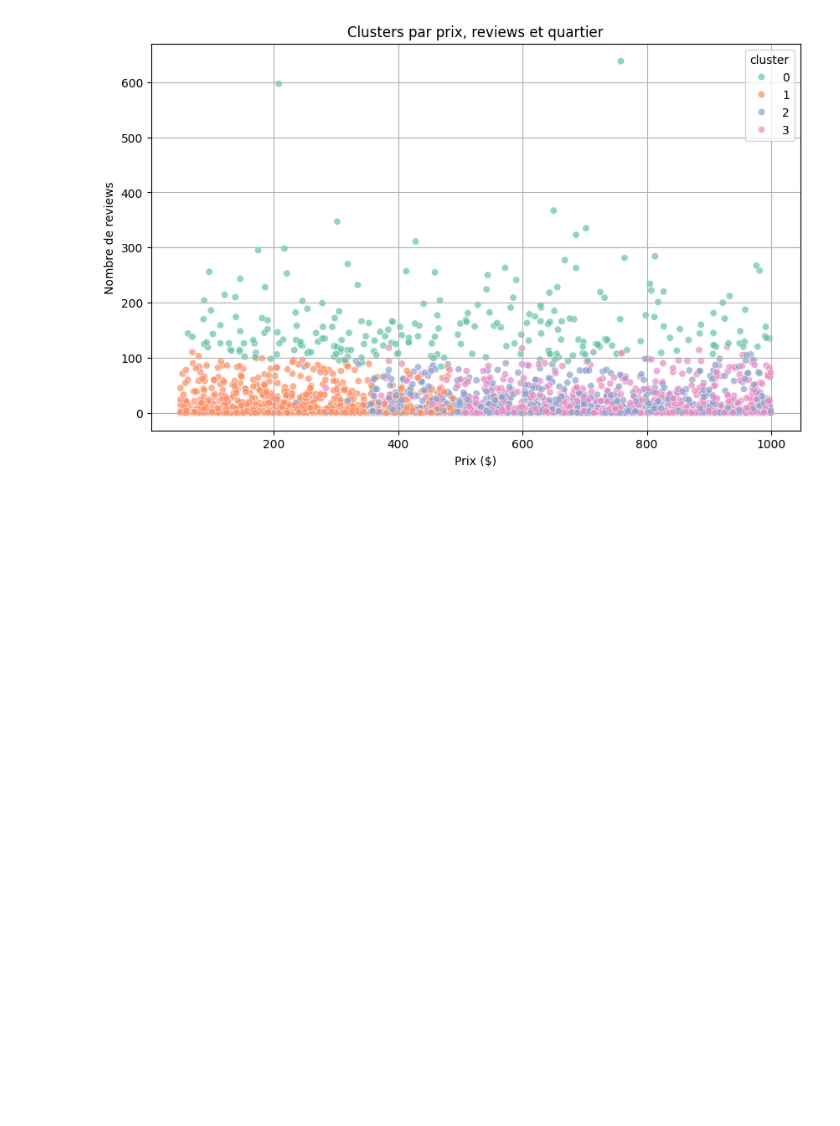
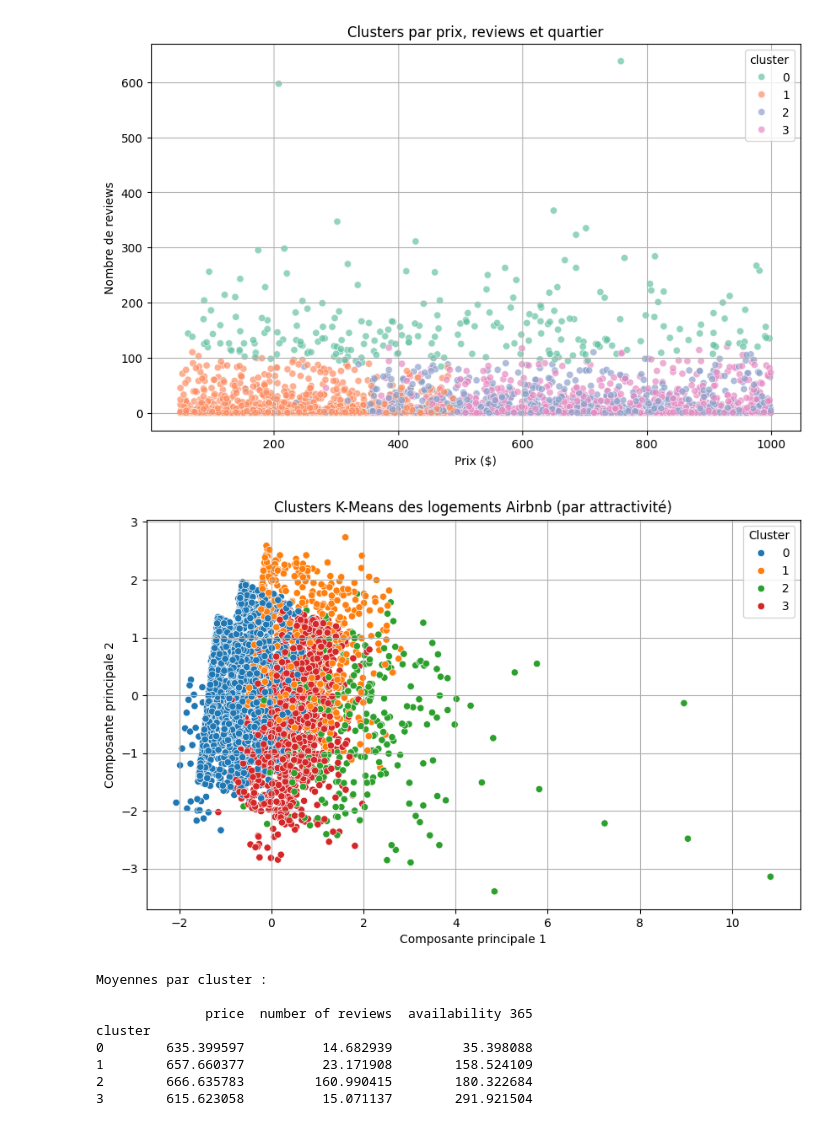
Before and after one commit to EthanVieville/4IABD_reporting_grp7, a Jupyter notebook: kmeans.ipynb, the cells around one changed output. Drawn from its saved outputs; the diff is of its cells as text; code cells hidden in the pictures; blank space fills up the shorter version.

```diff
--- a/kmeans.ipynb
+++ b/kmeans.ipynb
@@ -57,3 +55,69 @@ plt.grid(True)
 plt.show()
 # %% [output]
 [figure]
+# %%
+import pandas as pd
+import numpy as np
+import matplotlib.pyplot as plt
+import seaborn as sns
+
+from sklearn.preprocessing import StandardScaler, LabelEncoder
+from sklearn.cluster import KMeans
+from sklearn.decomposition import PCA
+
+
+df = pd.read_csv("Airbnb_Open_Data.csv")
+
+df_clean = df[['price', 'number of reviews', 'availability 365', 'neighbourhood group']].copy()
+df_clean.dropna(inplace=True)
+
+
+df_clean['price'] = df_clean['price'].replace('[\$,]', '', regex=True).astype(float)
+
+df_clean = df_clean.sample(4000, random_state=42)
+
+
+le = LabelEncoder()
+df_clean['neighbourhood_group_encoded'] = le.fit_transform(df_clean['neighbourhood group'])
+
+
+features = df_clean[['price', 'number of reviews', 'availability 365', 'neighbourhood_group_encoded']]
+
+
+scaler = StandardScaler()
+scaled_features = scaler.fit_transform(features)
+
+
+
+kmeans = KMeans(n_clusters=4, random_state=42)
+df_clean['cluster'] = kmeans.fit_predict(scaled_features)
+
+
+pca = PCA(n_components=2)
+pca_result = pca.fit_transform(scaled_features)
+
+df_clean['PCA1'] = pca_result[:, 0]
+df_clean['PCA2'] = pca_result[:, 1]
+
+plt.figure(figsize=(10, 6))
+sns.scatterplot(data=df_clean, x='PCA1', y='PCA2', hue='cluster', palette='tab10')
+plt.title("Clusters K-Means des logements Airbnb (par attractivité)")
+plt.xlabel("Composante principale 1")
+plt.ylabel("Composante principale 2")
+plt.legend(title="Cluster")
+plt.grid(True)
+plt.show()
+
+
+print("Moyennes par cluster :\n")
+print(df_clean.groupby('cluster')[['price', 'number of reviews', 'availability 365']].mean())
+# %% [output]
+[figure, added]
+Moyennes par cluster :
+
+              price  number of reviews  availability 365
+cluster
+0        635.399597          14.682939         35.398088
+1        657.660377          23.171908        158.524109
+2        666.635783         160.990415        180.322684
+3        615.623058          15.071137        291.921504
```
Also changed, not shown: parts of 1 cell of this notebook, 3 other files.
